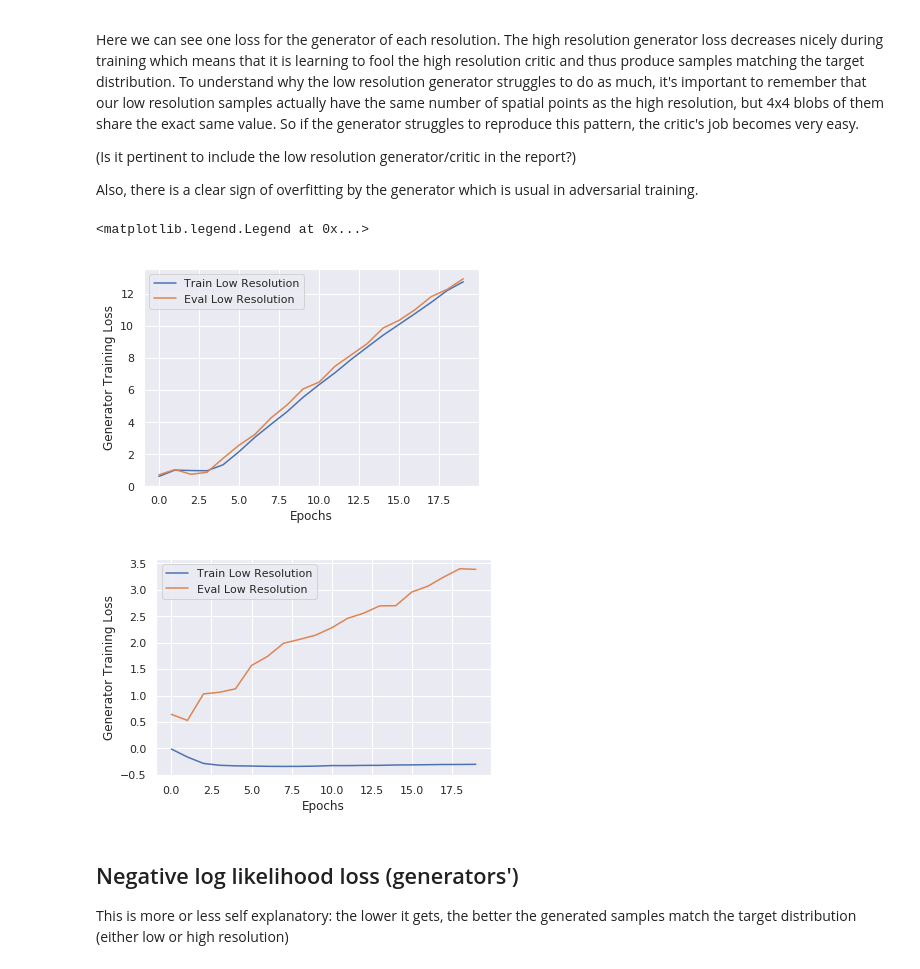
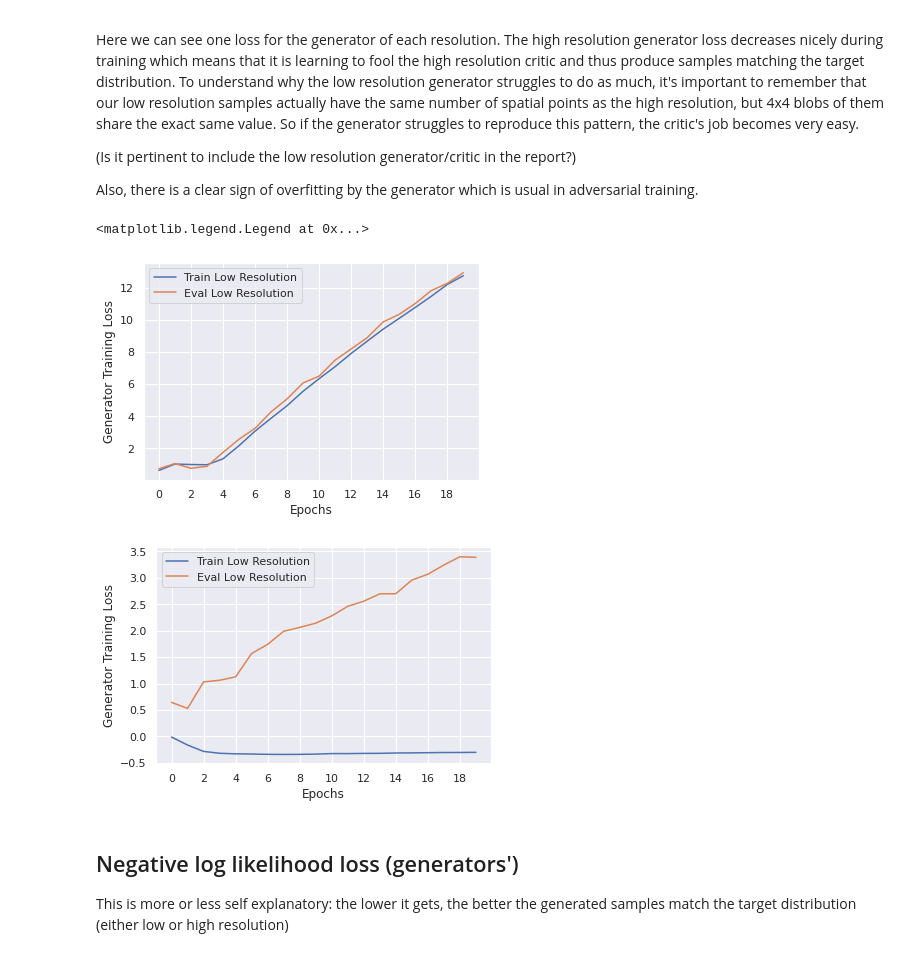
Before and after one commit to 6759-Project/generative-downscaling, a Jupyter notebook: make_figures.ipynb, the cells around one changed output. Drawn from its saved outputs; the diff is of its cells as text; code cells hidden in the pictures.

```diff
--- a/make_figures.ipynb
+++ b/make_figures.ipynb
@@ -78,23 +98,25 @@ Also, there is a clear sign of overfitting by the generator which is usual in ad
 # %%
 fig = plt.figure()
 plt.plot(epochs, history['train_gx_loss'].dropna(), label='Train Low Resolution')
 plt.plot(epochs, history['eval_gx_loss'].dropna(), label='Eval Low Resolution')
 plt.ylabel('Generator Training Loss')
 plt.xlabel('Epochs')
+plt.xticks(epochs[::2])
 plt.legend()
 # plt.savefig('figures/gx_loss.png')
 
 fig = plt.figure()
 plt.plot(epochs, history['train_gy_loss'].dropna(), label='Train Low Resolution')
 plt.plot(epochs, history['eval_gy_loss'].dropna(), label='Eval Low Resolution')
 plt.ylabel('Generator Training Loss')
 plt.xlabel('Epochs')
+plt.xticks(epochs[::2])
 plt.legend()
 # plt.savefig('figures/gy_loss.png')
 # %% [output]
 <matplotlib.legend.Legend at 0x...>
-[figure, old version]
+[figure, new version]
-[figure, old version]
+[figure, new version]
 # %% [markdown]
 ## Negative log likelihood loss (generators')
 This is more or less self explanatory: the lower it gets, the better the generated samples match the target distribution (either low or high resolution)
```
Also changed, not shown: parts of 6 cells of this notebook.
